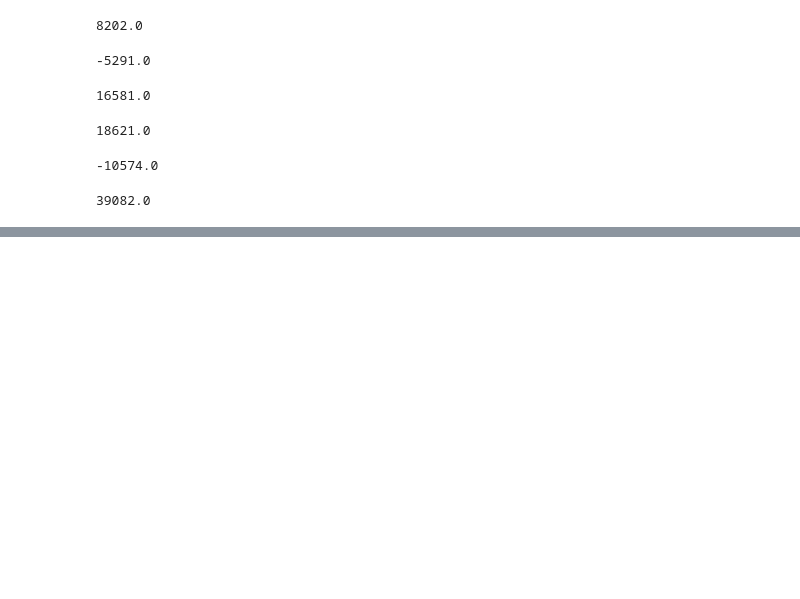
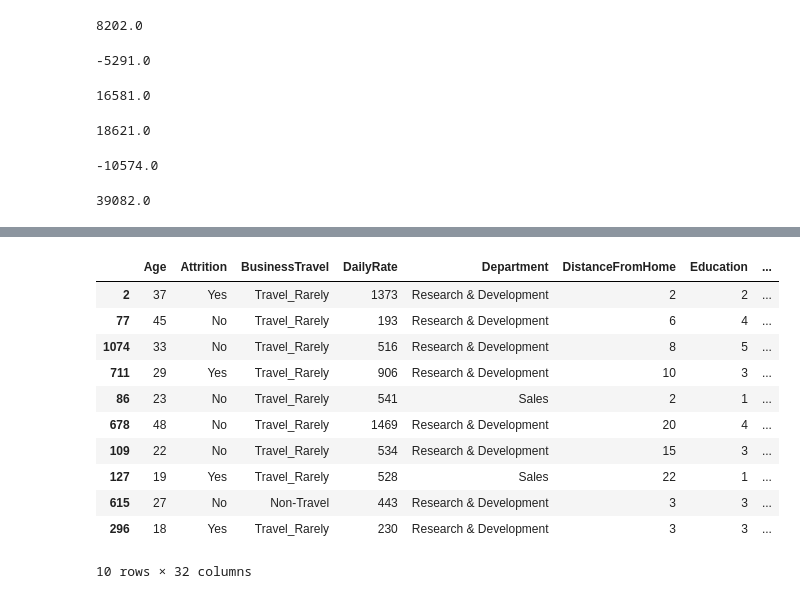
Before and after one commit to stephanyresque/projeto-IBM, a Jupyter notebook: projeto_IBM.ipynb, the cells around one changed output, grey strips where cells are left out. Cells and saved outputs as stored; diff of their text form; code cells hidden in the pictures; blank space fills up the shorter version.

```diff
--- a/projeto_IBM.ipynb
+++ b/projeto_IBM.ipynb
@@ -367,0 +452,15 @@ with pd.option_context('float_format', '{:.2f}'.format,'display.max_columns', 35
+# %%
+df[df['YearsAtCompany'] <= df['YearsAtCompany'].median()].sort_values(by = 'YearsAtCompany').head(10)
+# %% [output]
+|  | Age | Attrition | BusinessTravel | DailyRate | Department | DistanceFromHome | Education | ... |
+| 2 | 37 | Yes | Travel_Rarely | 1373 | Research & Development | 2 | 2 | ... |
+| 77 | 45 | No | Travel_Rarely | 193 | Research & Development | 6 | 4 | ... |
+| 1074 | 33 | No | Travel_Rarely | 516 | Research & Development | 8 | 5 | ... |
+| 711 | 29 | Yes | Travel_Rarely | 906 | Research & Development | 10 | 3 | ... |
+| 86 | 23 | No | Travel_Rarely | 541 | Sales | 2 | 1 | ... |
+| 678 | 48 | No | Travel_Rarely | 1469 | Research & Development | 20 | 4 | ... |
+| 109 | 22 | No | Travel_Rarely | 534 | Research & Development | 15 | 3 | ... |
+| 127 | 19 | Yes | Travel_Rarely | 528 | Sales | 22 | 1 | ... |
+| 615 | 27 | No | Non-Travel | 443 | Research & Development | 3 | 3 | ... |
+| 296 | 18 | Yes | Travel_Rarely | 230 | Research & Development | 3 | 3 | ... |
+10 rows × 32 columns
```
Also changed, not shown: parts of 19 cells of this notebook.
